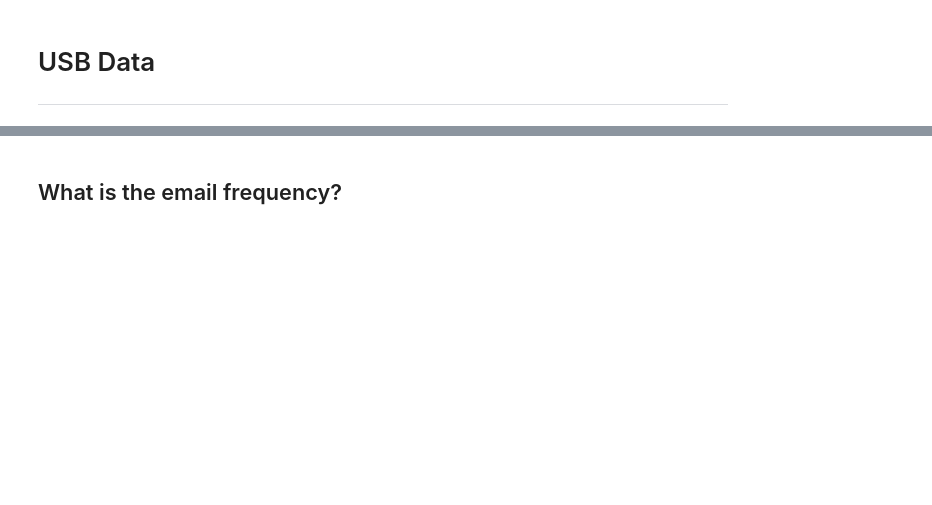
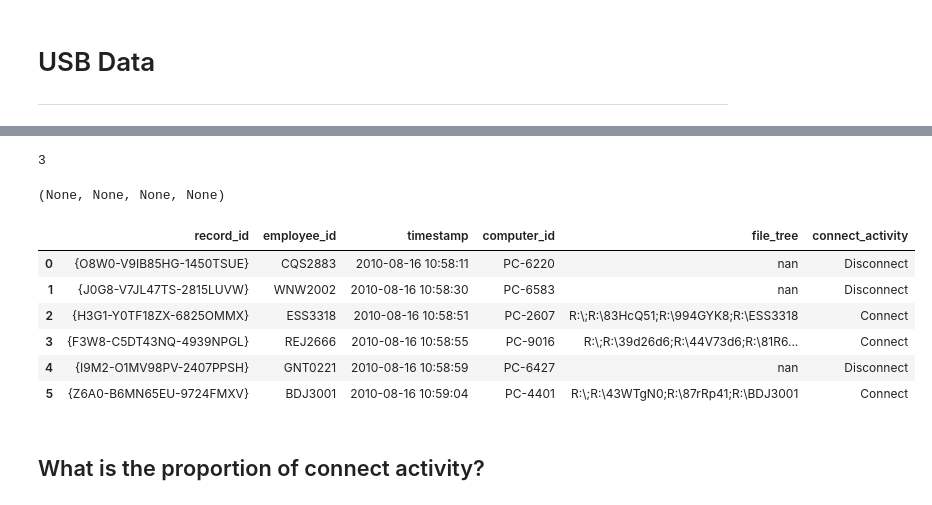
Before and after one commit to 1cepath/data-understanding, a Jupyter notebook: notebooks/03-usb.ipynb, the cells around one changed output, grey strips where cells are left out. Cells and saved outputs as stored; diff of their text form; code cells hidden in the pictures; blank space fills up the shorter version.

```diff
--- a/notebooks/03-usb.ipynb
+++ b/notebooks/03-usb.ipynb
@@ -122,5 +144,3 @@ Index(['record_id', 'sender_employee_id', 'sender_username', 'subject',
-# %%
-ddf = ddf.categorize(columns = ["record_id", "employee_id", "computer_id", "connect_activity"])
 # %%
 df = ddf.get_partition(n = 1).compute()
 df.info()
@@ -227,2 +158,0 @@ df1 = df_insider_ewing.resample('1d', on='timestamp').sum().reset_index()
-# %%
-df["ds"] = df["ds"].apply(lambda x: x.strftime('%Y-%m')).astype(str)
@@ -253,2 +158,0 @@ Figure(marks=[scatter_chart], axes=[x_ax, y_ax], animation_duration=1000,
-# %% [markdown]
-## What is the email frequency?
@@ -272,0 +159,20 @@ Figure(marks=[bar_chart], axes=[x_ax, y_ax], animation_duration=1000,
+# %%
+# df.to_csv(os.path.join(hard_disk, folder, "usb_filtered.csv"))
+ddf.npartitions
+ddf.divisions
+# %% [output]
+3
+(None, None, None, None)
+# %%
+# df = pd.read_csv(os.path.join(hard_disk, folder, "usb_filtered.csv"))
+df.head(n = 6)
+# %% [output]
+|  | record_id | employee_id | timestamp | computer_id | file_tree | connect_activity |
+| 0 | {O8W0-V9IB85HG-1450TSUE} | CQS2883 | 2010-08-16 10:58:11 | PC-6220 | nan | Disconnect |
+| 1 | {J0G8-V7JL47TS-2815LUVW} | WNW2002 | 2010-08-16 10:58:30 | PC-6583 | nan | Disconnect |
+| 2 | {H3G1-Y0TF18ZX-6825OMMX} | ESS3318 | 2010-08-16 10:58:51 | PC-2607 | R:\;R:\83HcQ51;R:\994GYK8;R:\ESS3318 | Connect |
+| 3 | {F3W8-C5DT43NQ-4939NPGL} | REJ2666 | 2010-08-16 10:58:55 | PC-9016 | R:\;R:\39d26d6;R:\44V73d6;R:\81R6... | Connect |
+| 4 | {I9M2-O1MV98PV-2407PPSH} | GNT0221 | 2010-08-16 10:58:59 | PC-6427 | nan | Disconnect |
+| 5 | {Z6A0-B6MN65EU-9724FMXV} | BDJ3001 | 2010-08-16 10:59:04 | PC-4401 | R:\;R:\43WTgN0;R:\87rRp41;R:\BDJ3001 | Connect |
+# %% [markdown]
+## What is the proportion of connect activity?
```
Also changed, not shown: parts of 51 cells of this notebook, 5 other files.
